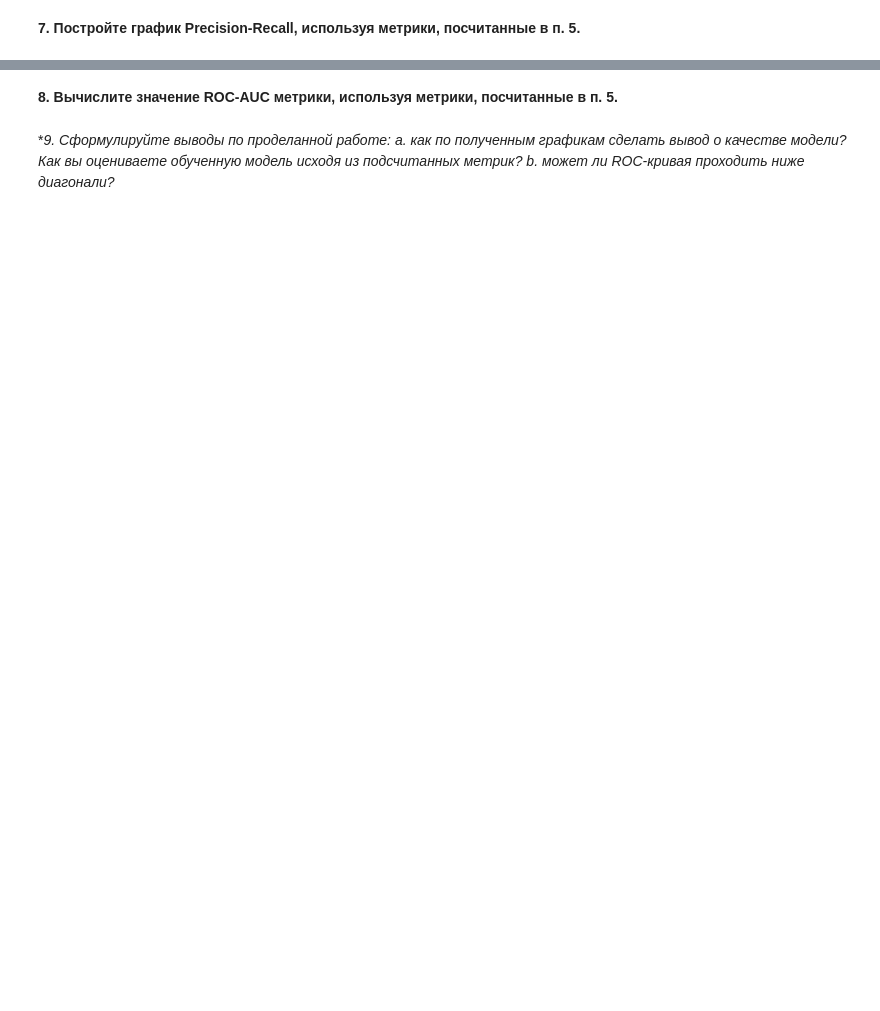
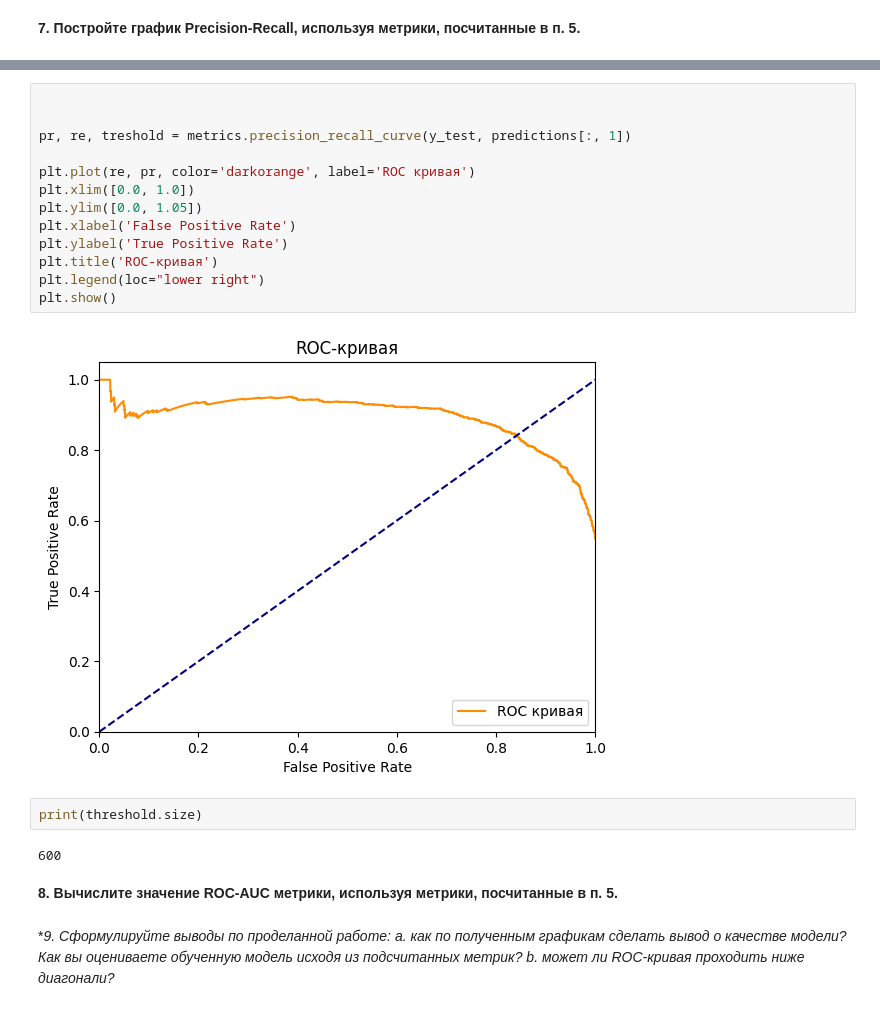
Before and after one commit to adtitovich/dsml-17, a Jupyter notebook: m3.ipynb, the cells around one changed output, grey strips where cells are left out. Cells and saved outputs as stored; diff of their text form; blank space fills up the shorter version.

```diff
--- a/m3.ipynb
+++ b/m3.ipynb
@@ -219,3 +236,22 @@ plt.show()
+# %%
+
+
+pr, re, treshold = metrics.precision_recall_curve(y_test, predictions[:, 1])
+
+plt.plot(re, pr, color='darkorange', label='ROC кривая')
+plt.xlim([0.0, 1.0])
+plt.ylim([0.0, 1.05])
+plt.xlabel('False Positive Rate')
+plt.ylabel('True Positive Rate')
+plt.title('ROC-кривая')
+plt.legend(loc="lower right")
+plt.show()
+# %% [output]
+[figure, added]
+# %%
+print(threshold.size)
+# %% [output]
+600
 # %% [markdown]
 **8. Вычислите значение ROC-AUC метрики, используя метрики, посчитанные в п. 5.**
 # %% [markdown]
```
Also changed, not shown: parts of 5 cells of this notebook.
